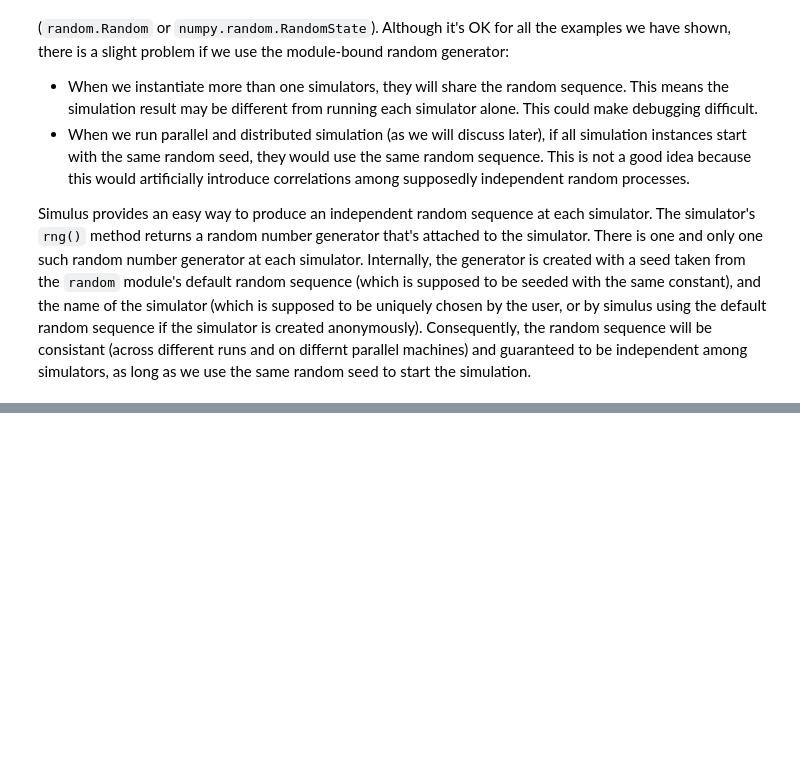
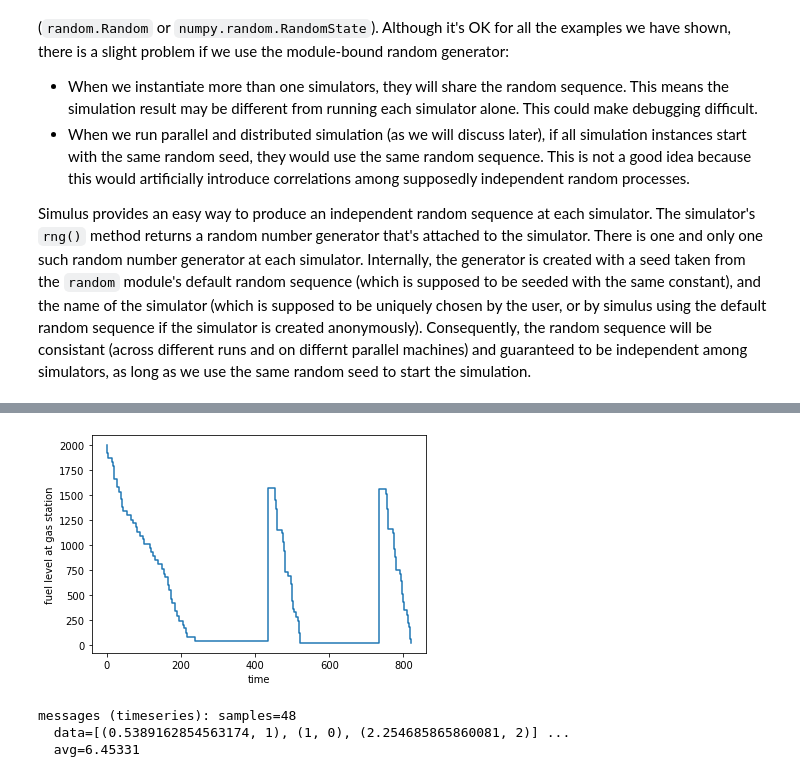
Before and after one commit to liuxfiu/simulus, a Jupyter notebook: docs/tutorial-tips.ipynb, the cells around one changed output, grey strips where cells are left out. Cells and saved outputs as stored; diff of their text form; code cells hidden in the pictures; blank space fills up the shorter version.

```diff
--- a/docs/tutorial-tips.ipynb
+++ b/docs/tutorial-tips.ipynb
@@ -89,0 +246,46 @@ import matplotlib.pyplot as plt
+# %%
+import matplotlib.pyplot as plt
+levels = dc.levels.data()
+plt.step(*zip(*levels), where='post')
+plt.xlabel('time')
+plt.ylabel('fuel level at gas station')
+plt.show()
+# %% [output]
+[figure, added]
+# %%
+# %load '../examples/misc/delivery-dc.py'
+import simulus
+
+from random import seed, expovariate, randint
+seed(12345)
+
+def generate():
+    num = 0
+    while True:
+        sim.sleep(expovariate(1))
+        for _ in range(randint(1,5)): # send a bunch
+            mb.send(num)
+            num += 1
+
+def get_one():
+    while True:
+        sim.sleep(1)
+        msg = mb.recv(isall=False)
+
+def get_all():
+    while True:
+        sim.sleep(5)
+        msgs = mb.recv()
+
+sim = simulus.simulator()
+dc = simulus.DataCollector(messages='timeseries(all)')
+mb = sim.mailbox(collect=dc)
+sim.process(generate)
+sim.process(get_one)
+sim.process(get_all)
+sim.run(22)
+dc.report(sim.now)
+# %% [output]
+messages (timeseries): samples=48
+  data=[(0.5389162854563174, 1), (1, 0), (2.254685865860081, 2)] ...
+  avg=6.45331
```
Also changed, not shown: parts of 9 cells of this notebook, 14 other files.
